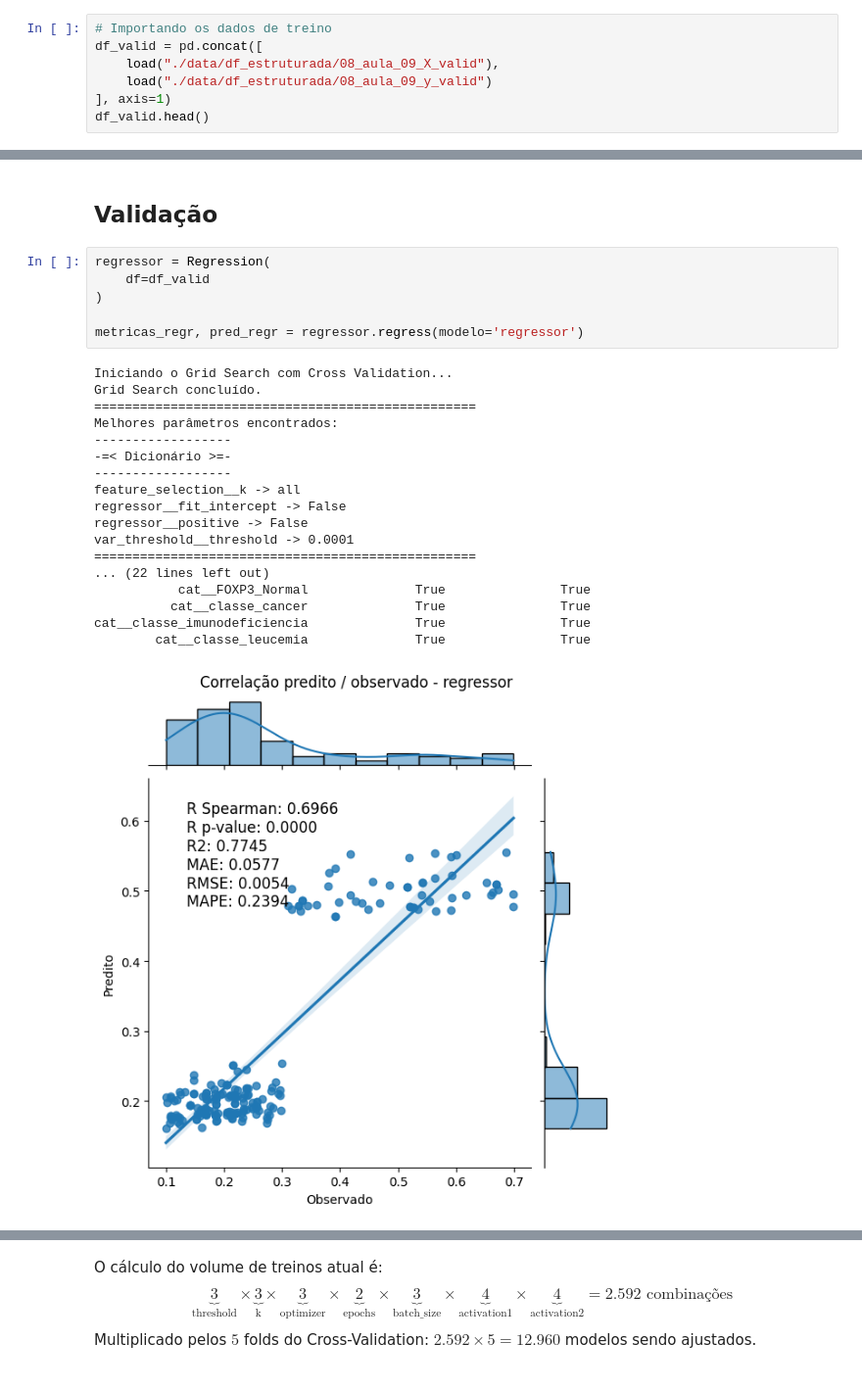
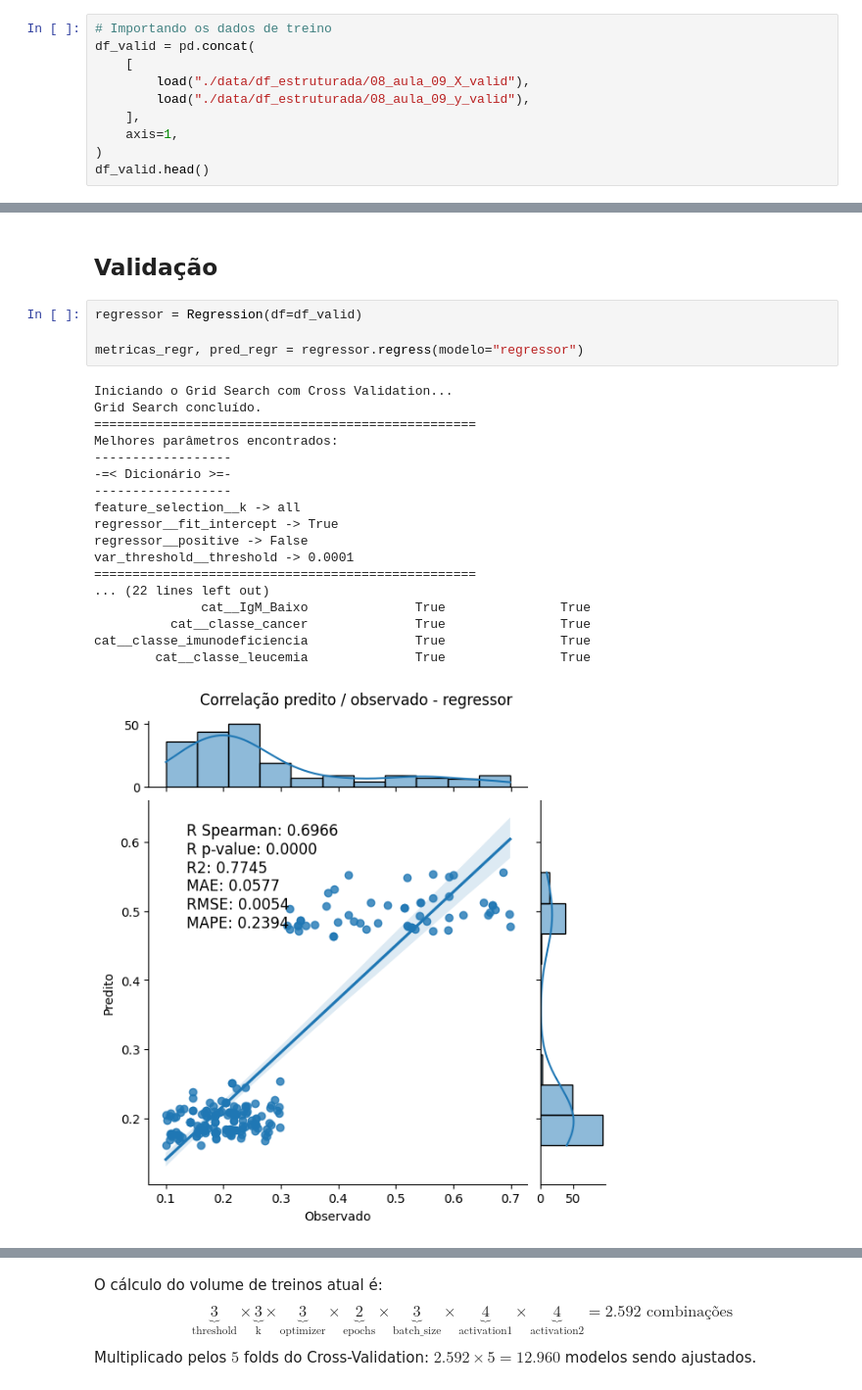
Before and after one commit to Laboratorio-de-Analise-de-Dados/disciplina_python_ml, a Jupyter notebook: dev/script/aulas_teoricas/07-aula-09-04-treinamento_regressão_2026-07-28.ipynb, the cells around one changed output, grey strips where cells are left out. Shown at 98% size. Saved outputs shown, nothing was run; the diff lists cells and outputs as text.

```diff
--- a/dev/script/aulas_teoricas/07-aula-09-04-treinamento_regressão_2026-07-28.ipynb
+++ b/dev/script/aulas_teoricas/07-aula-09-04-treinamento_regressão_2026-07-28.ipynb
@@ -76,8 +84,11 @@ df_train.head()
 # %%
 # Importando os dados de treino
-df_valid = pd.concat([
-    load("./data/df_estruturada/08_aula_09_X_valid"),
-    load("./data/df_estruturada/08_aula_09_y_valid")
-], axis=1)
+df_valid = pd.concat(
+    [
+        load("./data/df_estruturada/08_aula_09_X_valid"),
+        load("./data/df_estruturada/08_aula_09_y_valid"),
+    ],
+    axis=1,
+)
 df_valid.head()
 # %% [output]
@@ -293,28 +309,26 @@ df_train.head()
 # %% [markdown]
 ## Validação
 # %%
-regressor = Regression(
-    df=df_valid
-)
+regressor = Regression(df=df_valid)
 
-metricas_regr, pred_regr = regressor.regress(modelo='regressor')
+metricas_regr, pred_regr = regressor.regress(modelo="regressor")
 # %% [output]
 Iniciando o Grid Search com Cross Validation...
 Grid Search concluído.
 ==================================================
 Melhores parâmetros encontrados:
 ------------------
 -=< Dicionário >=-
 ------------------
 feature_selection__k -> all
-regressor__fit_intercept -> False
+regressor__fit_intercept -> True
 regressor__positive -> False
 var_threshold__threshold -> 0.0001
 ==================================================
 ... (22 lines left out)
-           cat__FOXP3_Normal              True               True
+              cat__IgM_Baixo              True               True
           cat__classe_cancer              True               True
 cat__classe_imunodeficiencia              True               True
         cat__classe_leucemia              True               True
-[figure, old version]
+[figure, new version]
 # %%
```
Also changed, not shown: parts of 35 cells of this notebook, 54 other files.
